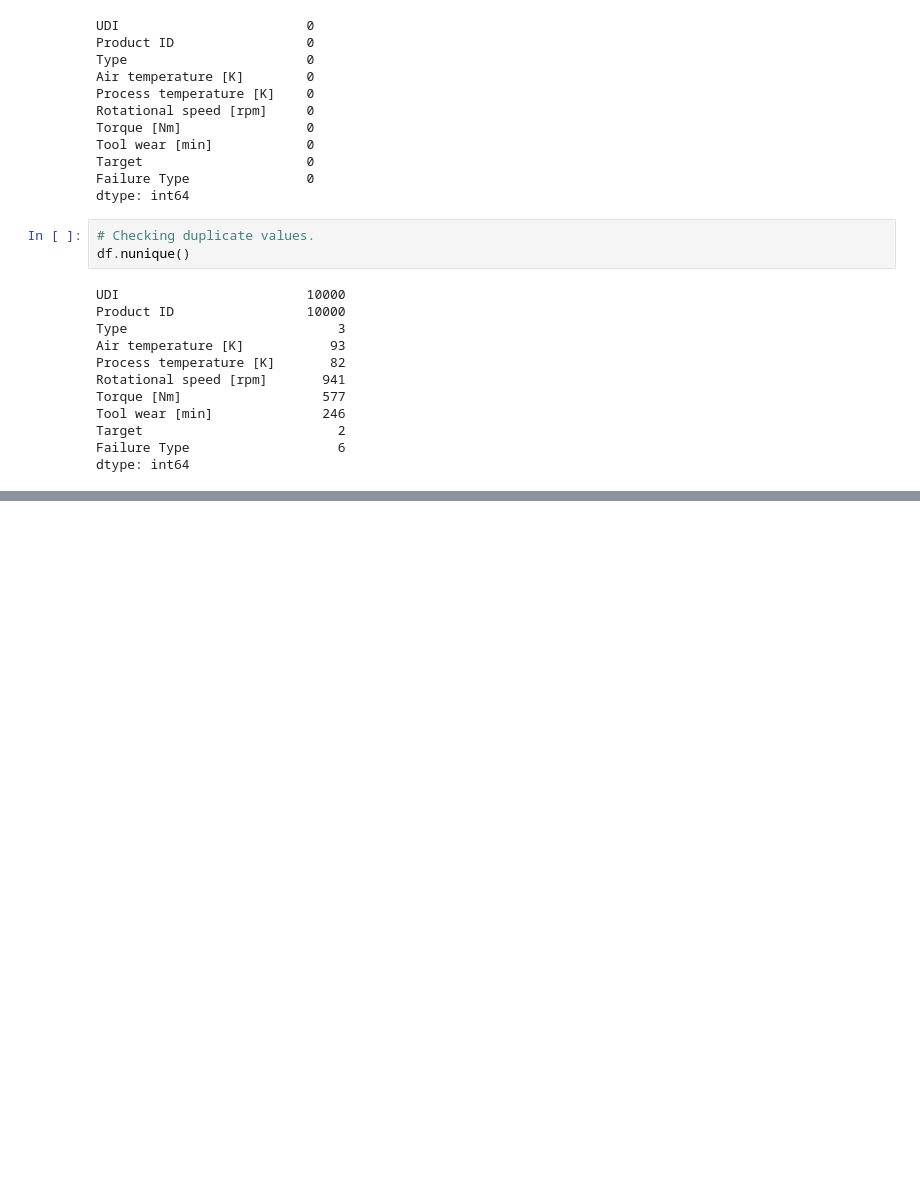
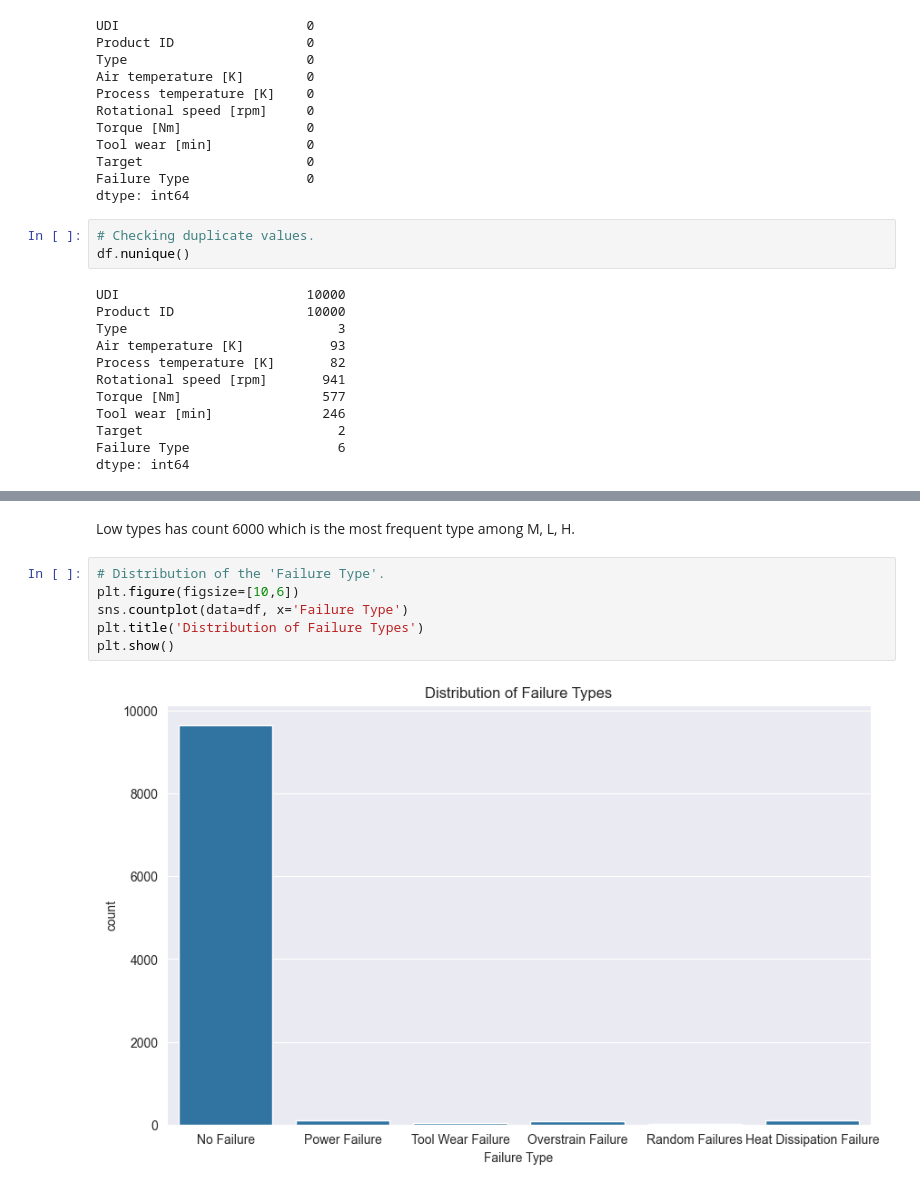
Before and after one commit to DhammikePremachandra/Machine_Predictive_Maintenance_Classification, a Jupyter notebook: Machine_Predictive_Maintenance_Classification.ipynb, the cells around one changed output, grey strips where cells are left out. Saved outputs shown, nothing was run; the diff lists cells and outputs as text; blank space fills up the shorter version.

```diff
--- a/Machine_Predictive_Maintenance_Classification.ipynb
+++ b/Machine_Predictive_Maintenance_Classification.ipynb
@@ -442,0 +159,10 @@ X_train, X_test, y_train, y_test = train_test_split(
+# %% [markdown]
+Low types has count 6000 which is the most frequent type among M, L, H.
+# %%
+# Distribution of the 'Failure Type'.
+plt.figure(figsize=[10,6])
+sns.countplot(data=df, x='Failure Type')
+plt.title('Distribution of Failure Types')
+plt.show()
+# %% [output]
+[figure, added]
```
Also changed, not shown: parts of 63 cells of this notebook.
